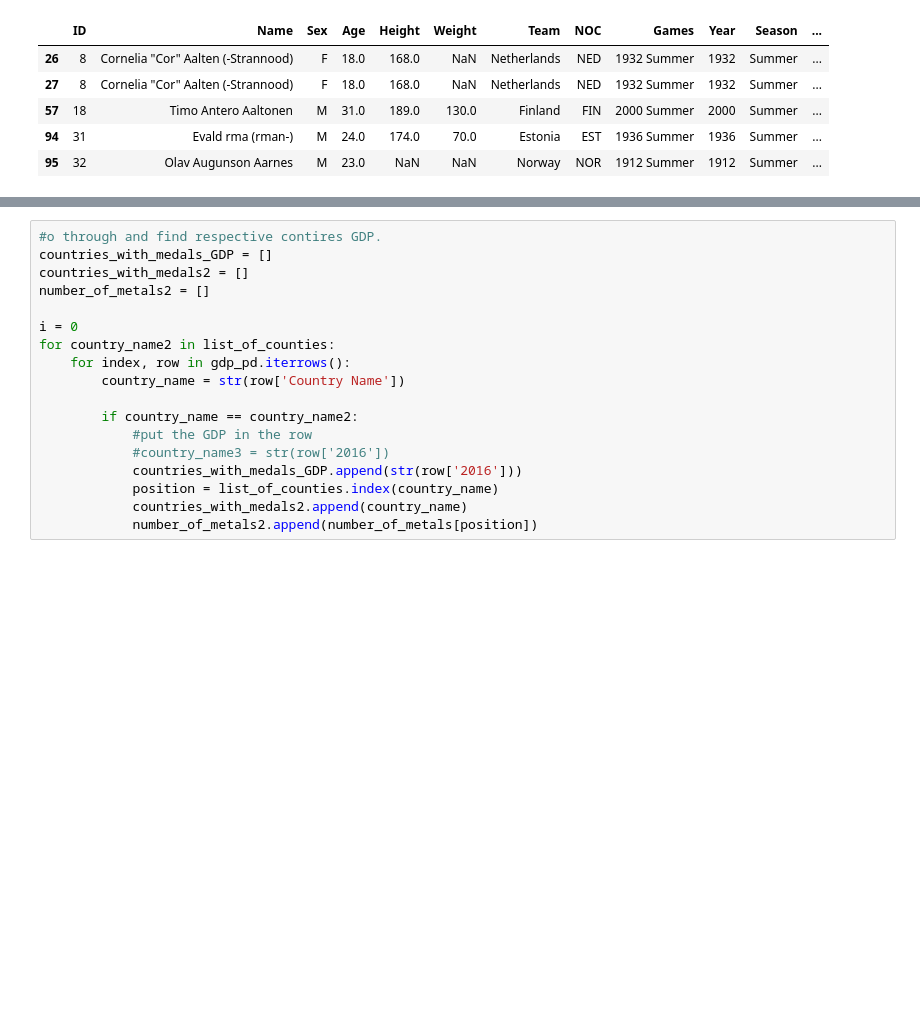
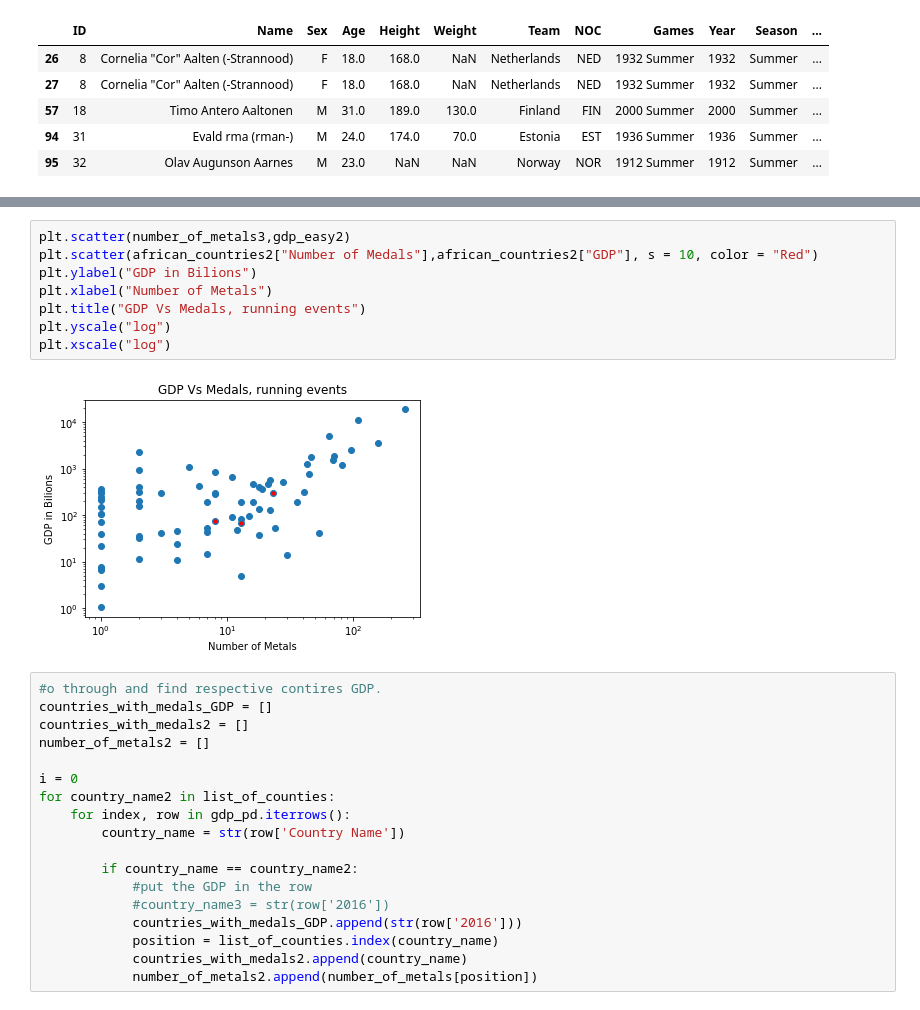
Before and after one commit to ablinn91/KU_project_1, a Jupyter notebook: project1.ipynb, the cells around one changed output, grey strips where cells are left out. Drawn from its saved outputs; the diff is of its cells as text; blank space fills up the shorter version.

```diff
--- a/project1.ipynb
+++ b/project1.ipynb
@@ -107,3 +189,13 @@ for index, row in athlete_data_2016.iterrows():
+# %%
+plt.scatter(number_of_metals3,gdp_easy2)
+plt.scatter(african_countries2["Number of Medals"],african_countries2["GDP"], s = 10, color = "Red")
+plt.ylabel("GDP in Bilions")
+plt.xlabel("Number of Metals")
+plt.title("GDP Vs Medals, running events")
+plt.yscale("log")
+plt.xscale("log")
+# %% [output]
+[figure, added]
 # %%
 #o through and find respective contires GDP.
 countries_with_medals_GDP = []
```
Also changed, not shown: parts of 12 cells of this notebook.
